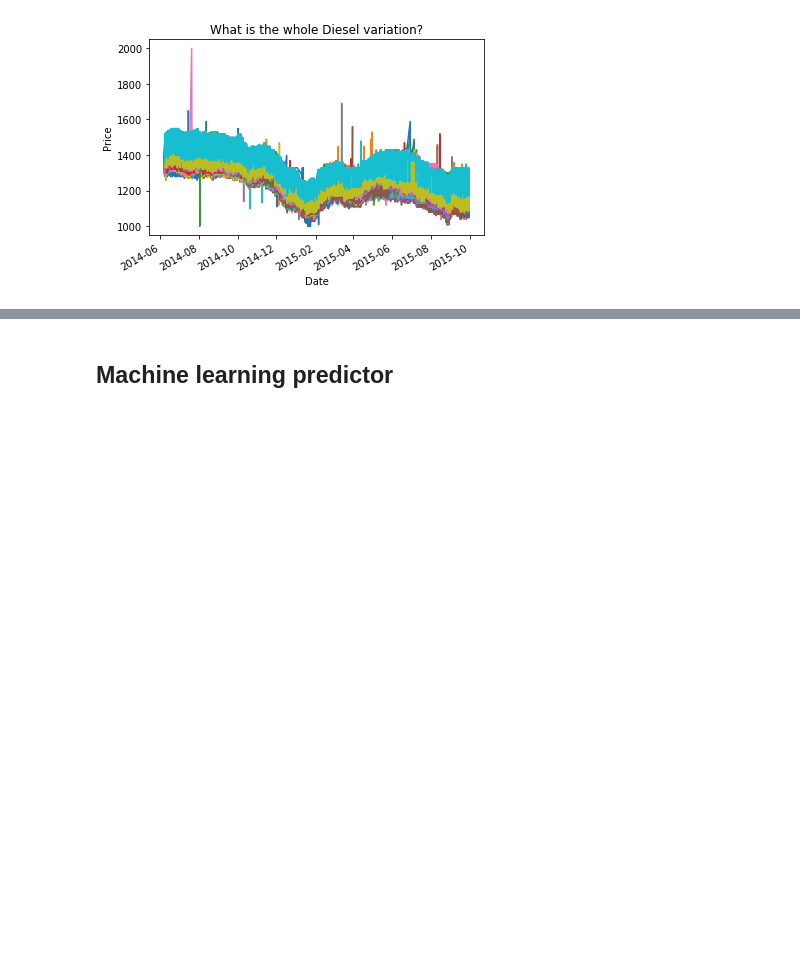
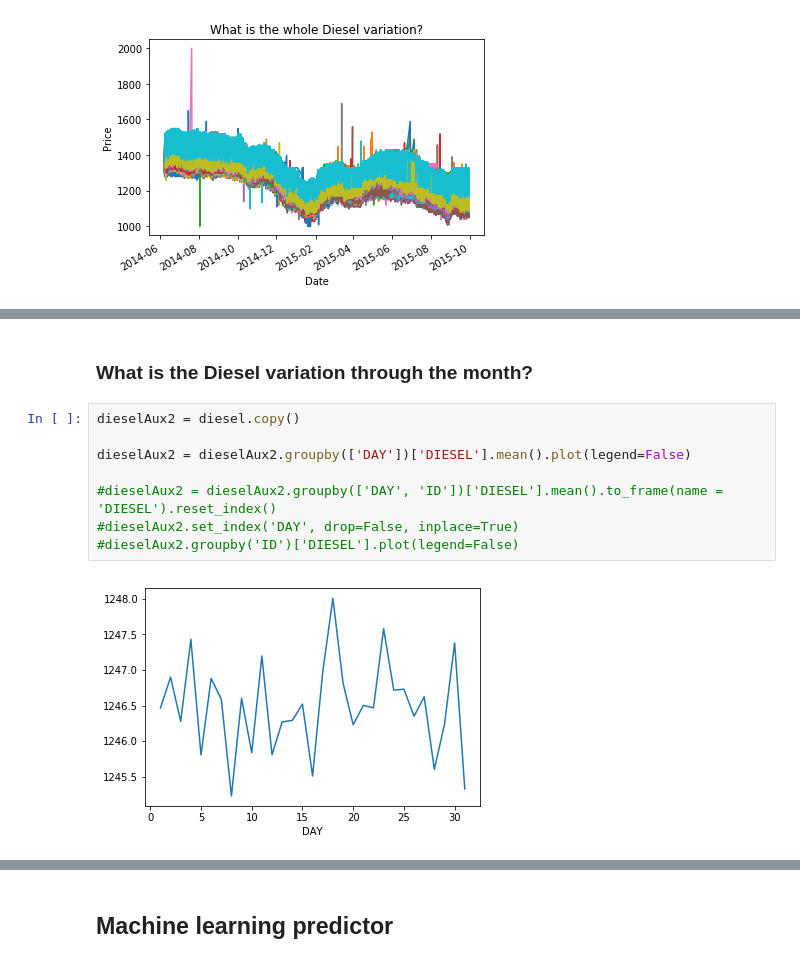
Before and after one commit to rsabedra/DataScienceLecture, a Jupyter notebook: Data science Lecture - NotebookVersion.ipynb, the cells around one changed output, grey strips where cells are left out. Saved outputs shown, nothing was run; the diff lists cells and outputs as text; blank space fills up the shorter version.

Commit message:
Added 2 more plots (important)

```diff
--- a/Data science Lecture - NotebookVersion.ipynb
+++ b/Data science Lecture - NotebookVersion.ipynb
@@ -312,0 +324,12 @@ Text(0,0.5,'Price')
+# %% [markdown]
+### What is the Diesel variation through the month?
+# %%
+dieselAux2 = diesel.copy()
+
+dieselAux2 = dieselAux2.groupby(['DAY'])['DIESEL'].mean().plot(legend=False)
+
+#dieselAux2 = dieselAux2.groupby(['DAY', 'ID'])['DIESEL'].mean().to_frame(name = 'DIESEL').reset_index()
+#dieselAux2.set_index('DAY', drop=False, inplace=True)
+#dieselAux2.groupby('ID')['DIESEL'].plot(legend=False)
+# %% [output]
+[figure, added]
```
Also changed, not shown: parts of 5 cells of this notebook.
